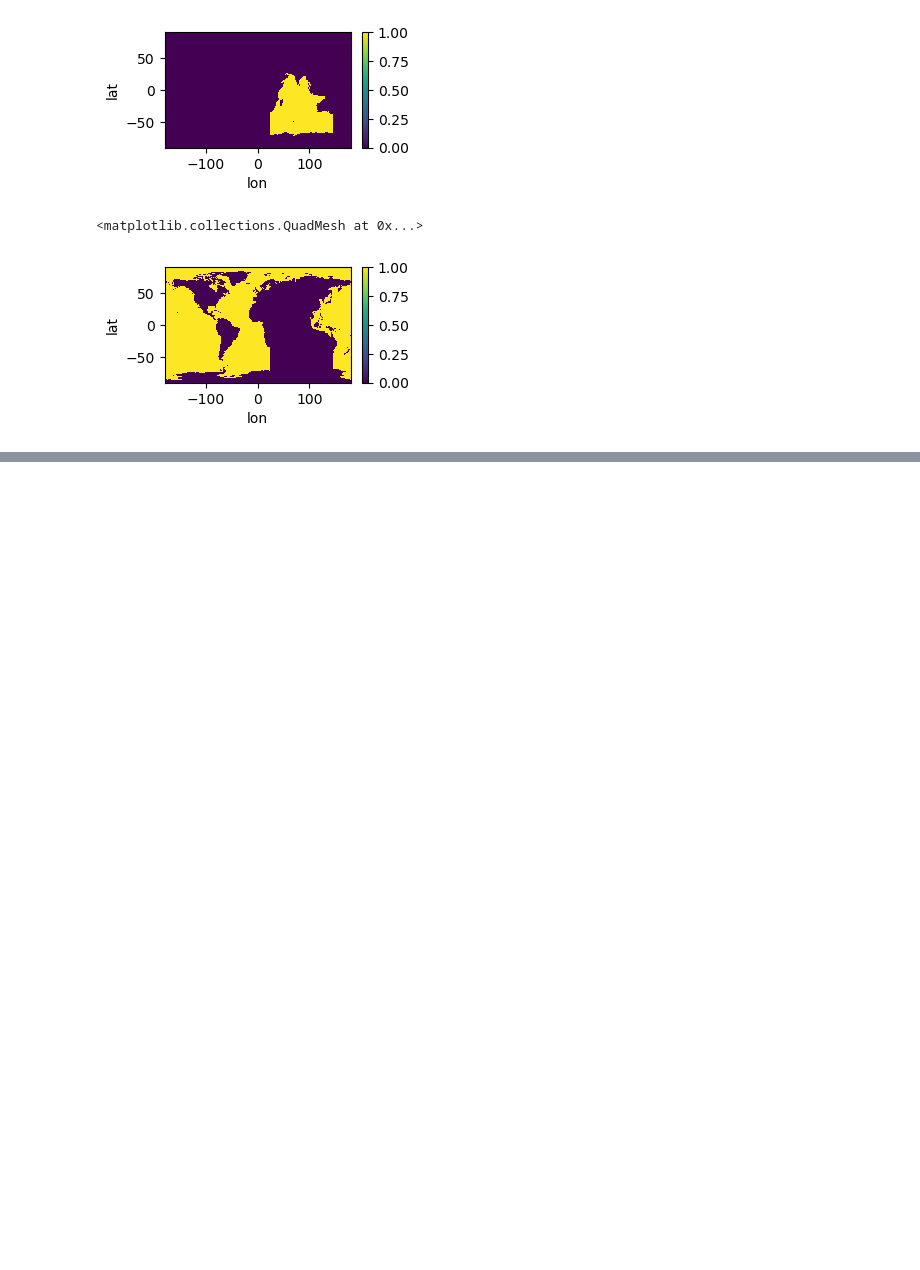
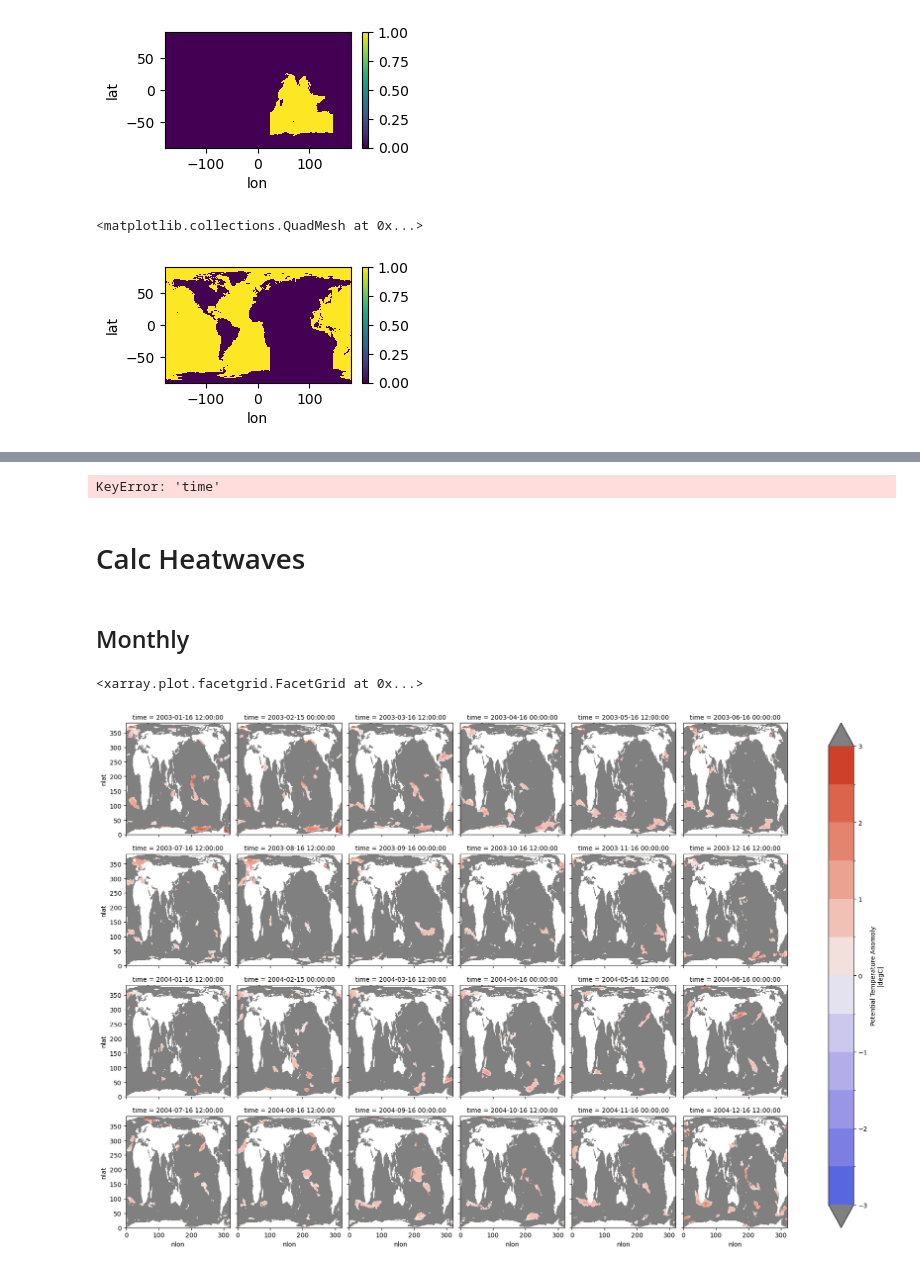
Before and after one commit to kristenkrumhardt/INDEX-BGC, a Jupyter notebook: heatwaves/heatwaves_monthly_obs.ipynb, the cells around one changed output, grey strips where cells are left out. Saved outputs shown, nothing was run; the diff lists cells and outputs as text; code cells hidden in the pictures; blank space fills up the shorter version.

```diff
--- a/heatwaves/heatwaves_monthly_obs.ipynb
+++ b/heatwaves/heatwaves_monthly_obs.ipynb
@@ -108,3 +110,6 @@ Atlantic_Pacific.plot(figsize=(3,1.5))
 # %% [output]
 <matplotlib.collections.QuadMesh at 0x...>
 [figure]
+# %%
+ds_obs['basin_mask'] = major_basins
+ds_obs
@@ -110,0 +149,46 @@ Atlantic_Pacific.plot(figsize=(3,1.5))
+# %%
+ds_obs['SST_anom'] = ds_obs['SST'] - ds_obs['SST']
+ds_obs['SST_anom'].attrs = ds_obs['SST_anom'].attrs | {'long_name': 'Sea Surface Temperature Anomoly'}
+# %% [output]
+KeyError: 'time'
+# %% [markdown]
+# Calc Heatwaves
+# %% [markdown]
+## Monthly
+# %%
+# Need groupby to do this by month
+quantile_upp = ds_obs.SST_anom.groupby('time.month').quantile(0.9, dim='time', skipna=True)
+quantile_low = ds_obs.SST_anom.groupby('time.month').quantile(0.1, dim='time', skipna=True)
+#annual too
+
+
+tmp_g = ds_obs.groupby('time.month')
+
+mon_sep_list_mhw = []
+mon_sep_list_mcw = []
+for mon in range(1,13):
+    tmp = tmp_g[mon]
+    mon_sep_list_mhw.append(tmp.SST_anom.where((tmp.SST_anom>=quantile_upp[mon-1]) | (ds_obs.SST_anom.isnull()), other=-9999).drop_vars(['month']))
+    mon_sep_list_mcw.append(tmp.SST_anom.where((tmp.SST_anom<=quantile_low[mon-1]) | (ds_obs.SST_anom.isnull()), other=-9999).drop_vars(['month']))
+
+ds_obs['MHW'] = xr.concat(mon_sep_list_mhw, dim='time', coords='minimal').sortby('time').rename('MHW')
+ds_obs['MHW'].attrs = ds_obs['MHW'].attrs | {'quantile': quantile_upp['quantile'].item()}
+ds_obs['MCW'] = xr.concat(mon_sep_list_mcw, dim='time', coords='minimal').sortby('time').rename('MCW')
+ds_obs['MCW'].attrs = ds_obs['MCW'].attrs | {'quantile': quantile_low['quantile'].item()}
+
+ds_obs = ds_obs.drop_vars('quantile')
+# %%
+# Marine Heatwaves at Timesteps
+
+# cmap_hw = cc.cm.fire
+# cmap_hw.set_over("magenta")  # Color for data above vmax
+# cmap_hw.set_under("grey")
+
+cmap_div = cc.cm.coolwarm
+cmap_div.set_over("grey")  # Color for data above vmax
+cmap_div.set_under("grey")
+
+ds_obs.isel(time=slice(0,24)).MHW.plot(col='time', col_wrap=6, cmap=cmap_div, levels=np.arange(-3, 3.5, .5), cbar_kwargs={'extend':'both'})
+# %% [output]
+<xarray.plot.facetgrid.FacetGrid at 0x...>
+[figure, added]
```
Also changed, not shown: parts of 7 cells of this notebook, 1 other file.
